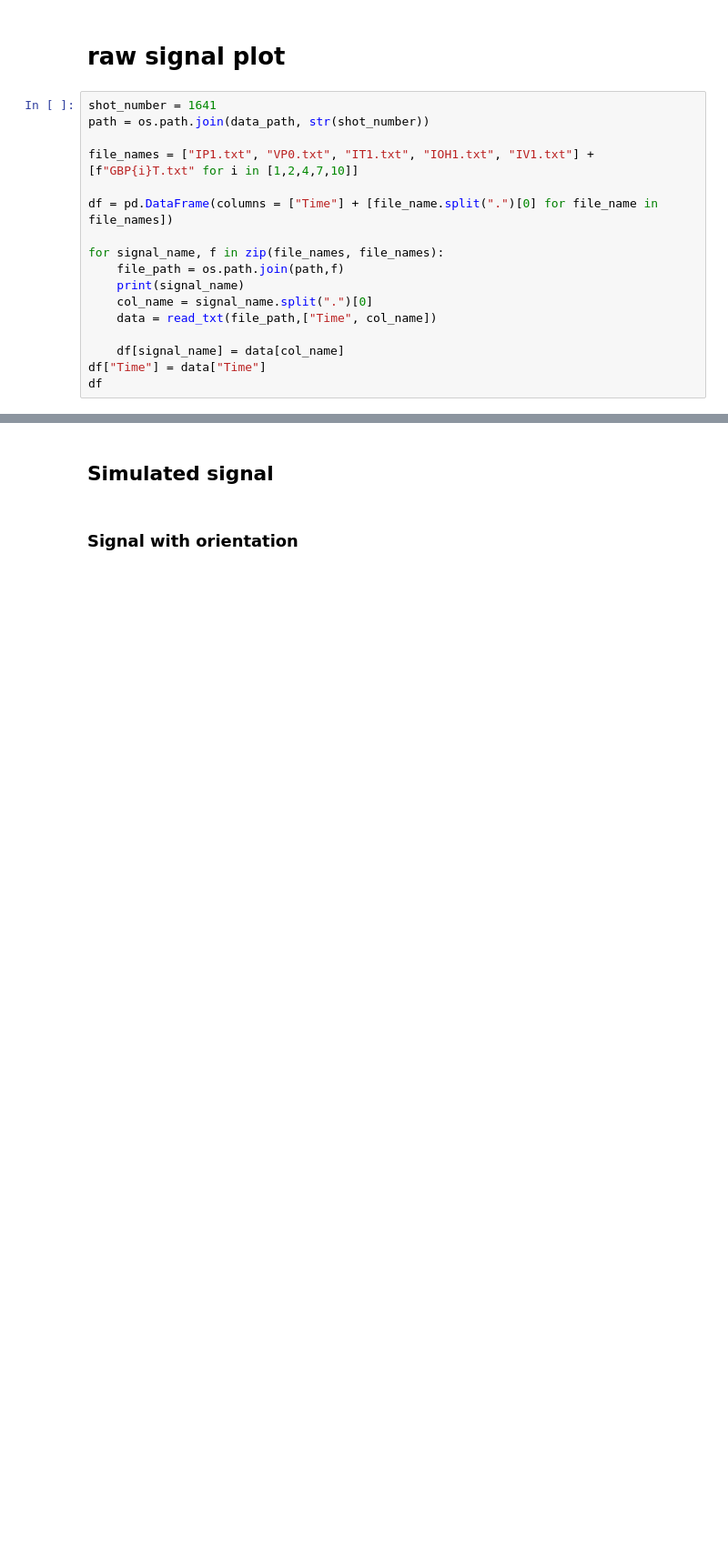
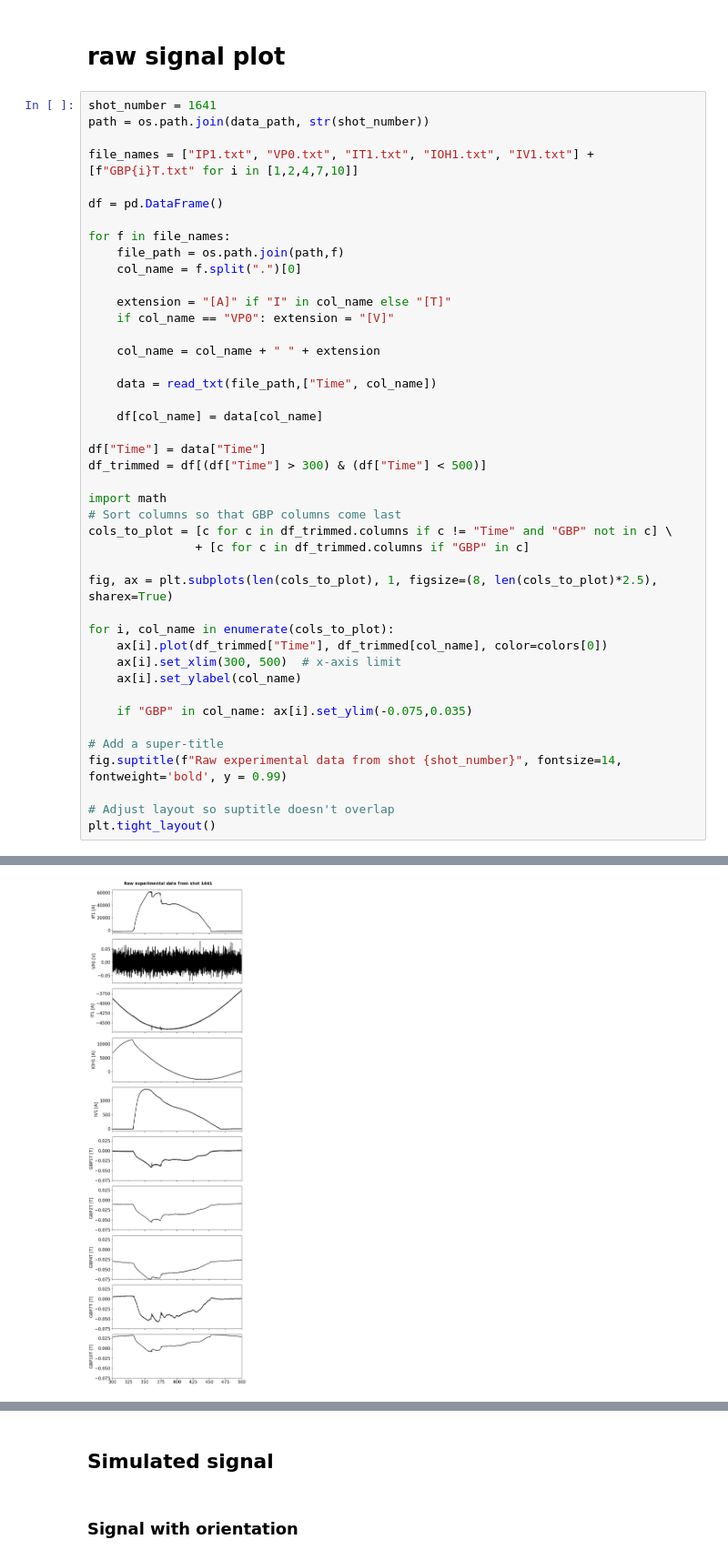
Before and after one commit to P-Attapon/TT1PlasmaColumnPosition, a Jupyter notebook: plotting.ipynb, the cells around one changed output, grey strips where cells are left out. Shown at 91% size. Cells and saved outputs as stored; diff of their text form; blank space fills up the shorter version.

```diff
--- a/plotting.ipynb
+++ b/plotting.ipynb
@@ -101,15 +104,41 @@ path = os.path.join(data_path, str(shot_number))
 
 file_names = ["IP1.txt", "VP0.txt", "IT1.txt", "IOH1.txt", "IV1.txt"] + [f"GBP{i}T.txt" for i in [1,2,4,7,10]]
 
-df = pd.DataFrame(columns = ["Time"] + [file_name.split(".")[0] for file_name in file_names])
+df = pd.DataFrame()
 
-for signal_name, f in zip(file_names, file_names):
+for f in file_names:
     file_path = os.path.join(path,f)
-    print(signal_name)
-    col_name = signal_name.split(".")[0]
+    col_name = f.split(".")[0]
+
+    extension = "[A]" if "I" in col_name else "[T]"
+    if col_name == "VP0": extension = "[V]"
+
+    col_name = col_name + " " + extension
+
     data = read_txt(file_path,["Time", col_name])
 
-    df[signal_name] = data[col_name]
+    df[col_name] = data[col_name]
+
 df["Time"] = data["Time"]
-df
+df_trimmed = df[(df["Time"] > 300) & (df["Time"] < 500)]
+
+import math
+# Sort columns so that GBP columns come last
+cols_to_plot = [c for c in df_trimmed.columns if c != "Time" and "GBP" not in c] \
+               + [c for c in df_trimmed.columns if "GBP" in c]
+
+fig, ax = plt.subplots(len(cols_to_plot), 1, figsize=(8, len(cols_to_plot)*2.5), sharex=True)
+
+for i, col_name in enumerate(cols_to_plot):
+    ax[i].plot(df_trimmed["Time"], df_trimmed[col_name], color=colors[0])
+    ax[i].set_xlim(300, 500)  # x-axis limit
+    ax[i].set_ylabel(col_name)
+
+    if "GBP" in col_name: ax[i].set_ylim(-0.075,0.035)
+
+# Add a super-title
+fig.suptitle(f"Raw experimental data from shot {shot_number}", fontsize=14, fontweight='bold', y = 0.99)
+
+# Adjust layout so suptitle doesn't overlap
+plt.tight_layout()
 # %% [output]
@@ -128,0 +145 @@ df
+[figure, added]
```
Also changed, not shown: parts of 10 cells of this notebook, 1 other file.
